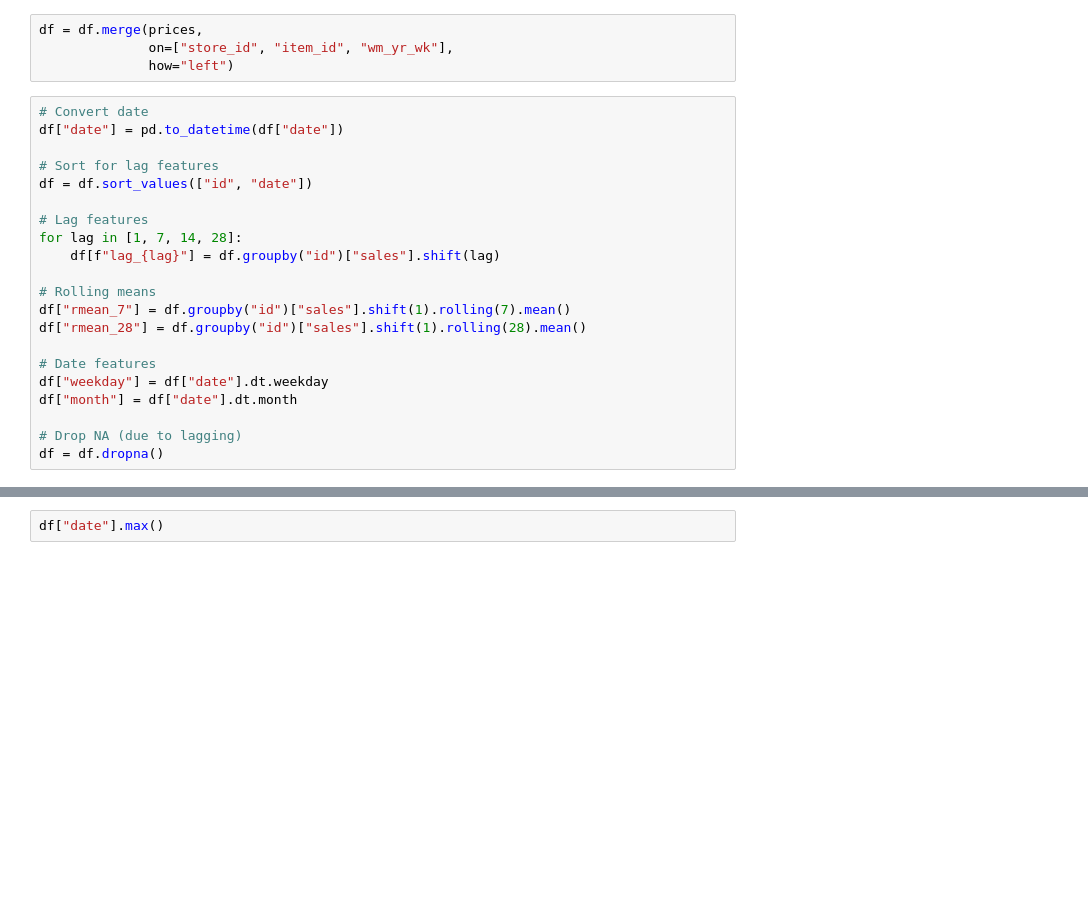
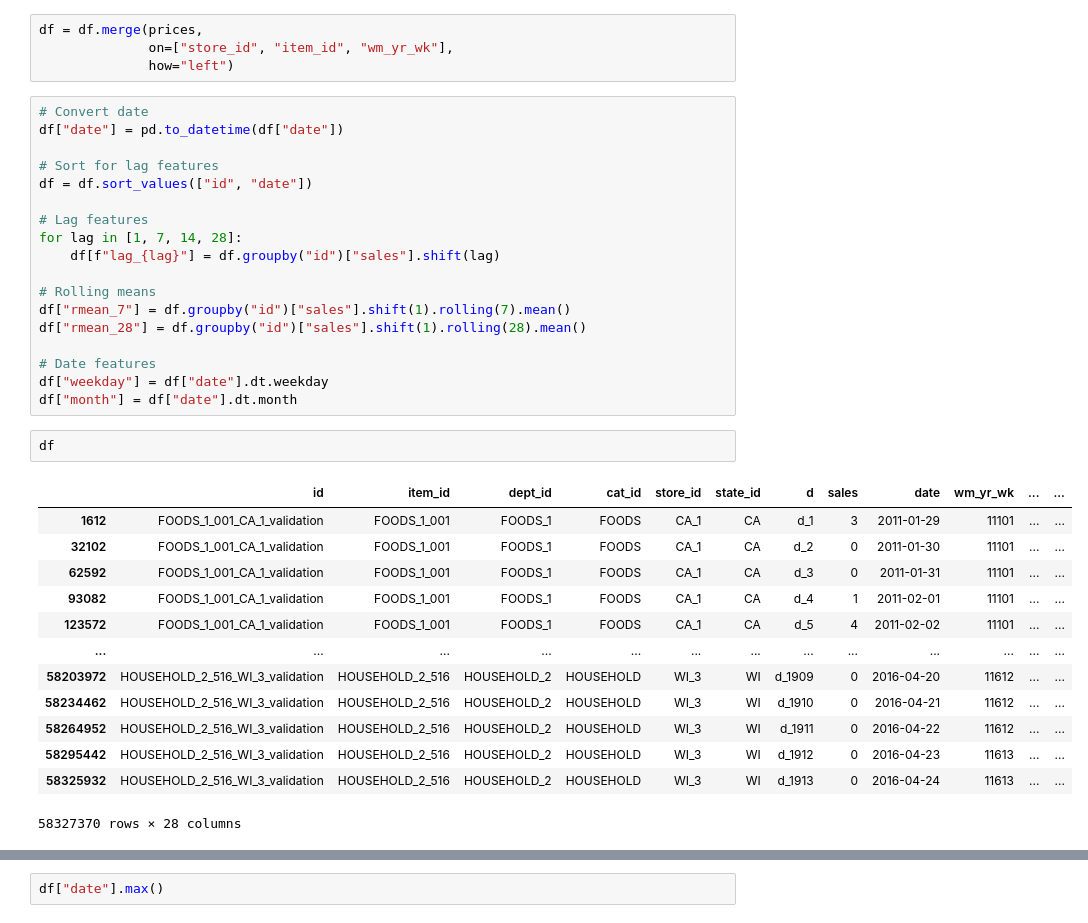
Before and after one commit to FelixWick/ML-notebooks, a Jupyter notebook: m5_forecasting.ipynb, the cells around one changed output, grey strips where cells are left out. Drawn from its saved outputs; the diff is of its cells as text; blank space fills up the shorter version.

```diff
--- a/m5_forecasting.ipynb
+++ b/m5_forecasting.ipynb
@@ -39,6 +40,19 @@ df["rmean_28"] = df.groupby("id")["sales"].shift(1).rolling(28).mean()
 # Date features
 df["weekday"] = df["date"].dt.weekday
 df["month"] = df["date"].dt.month
-
-# Drop NA (due to lagging)
-df = df.dropna()
+# %%
+df
+# %% [output]
+|  | id | item_id | dept_id | cat_id | store_id | state_id | d | sales | date | wm_yr_wk | ... | ... |
+| 1612 | FOODS_1_001_CA_1_validation | FOODS_1_001 | FOODS_1 | FOODS | CA_1 | CA | d_1 | 3 | 2011-01-29 | 11101 | ... | ... |
+| 32102 | FOODS_1_001_CA_1_validation | FOODS_1_001 | FOODS_1 | FOODS | CA_1 | CA | d_2 | 0 | 2011-01-30 | 11101 | ... | ... |
+| 62592 | FOODS_1_001_CA_1_validation | FOODS_1_001 | FOODS_1 | FOODS | CA_1 | CA | d_3 | 0 | 2011-01-31 | 11101 | ... | ... |
+| 93082 | FOODS_1_001_CA_1_validation | FOODS_1_001 | FOODS_1 | FOODS | CA_1 | CA | d_4 | 1 | 2011-02-01 | 11101 | ... | ... |
+| 123572 | FOODS_1_001_CA_1_validation | FOODS_1_001 | FOODS_1 | FOODS | CA_1 | CA | d_5 | 4 | 2011-02-02 | 11101 | ... | ... |
+| ... | ... | ... | ... | ... | ... | ... | ... | ... | ... | ... | ... | ... |
+| 58203972 | HOUSEHOLD_2_516_WI_3_validation | HOUSEHOLD_2_516 | HOUSEHOLD_2 | HOUSEHOLD | WI_3 | WI | d_1909 | 0 | 2016-04-20 | 11612 | ... | ... |
+| 58234462 | HOUSEHOLD_2_516_WI_3_validation | HOUSEHOLD_2_516 | HOUSEHOLD_2 | HOUSEHOLD | WI_3 | WI | d_1910 | 0 | 2016-04-21 | 11612 | ... | ... |
+| 58264952 | HOUSEHOLD_2_516_WI_3_validation | HOUSEHOLD_2_516 | HOUSEHOLD_2 | HOUSEHOLD | WI_3 | WI | d_1911 | 0 | 2016-04-22 | 11612 | ... | ... |
+| 58295442 | HOUSEHOLD_2_516_WI_3_validation | HOUSEHOLD_2_516 | HOUSEHOLD_2 | HOUSEHOLD | WI_3 | WI | d_1912 | 0 | 2016-04-23 | 11613 | ... | ... |
+| 58325932 | HOUSEHOLD_2_516_WI_3_validation | HOUSEHOLD_2_516 | HOUSEHOLD_2 | HOUSEHOLD | WI_3 | WI | d_1913 | 0 | 2016-04-24 | 11613 | ... | ... |
+58327370 rows × 28 columns
```
Also changed, not shown: parts of 10 cells of this notebook, 1 other file.
